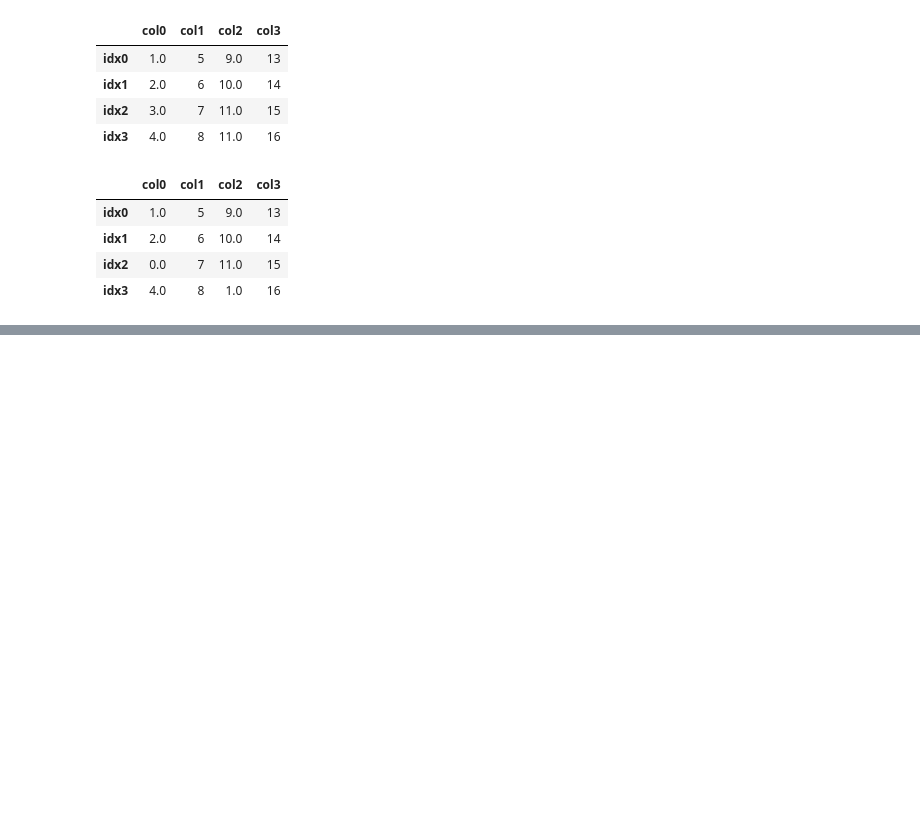
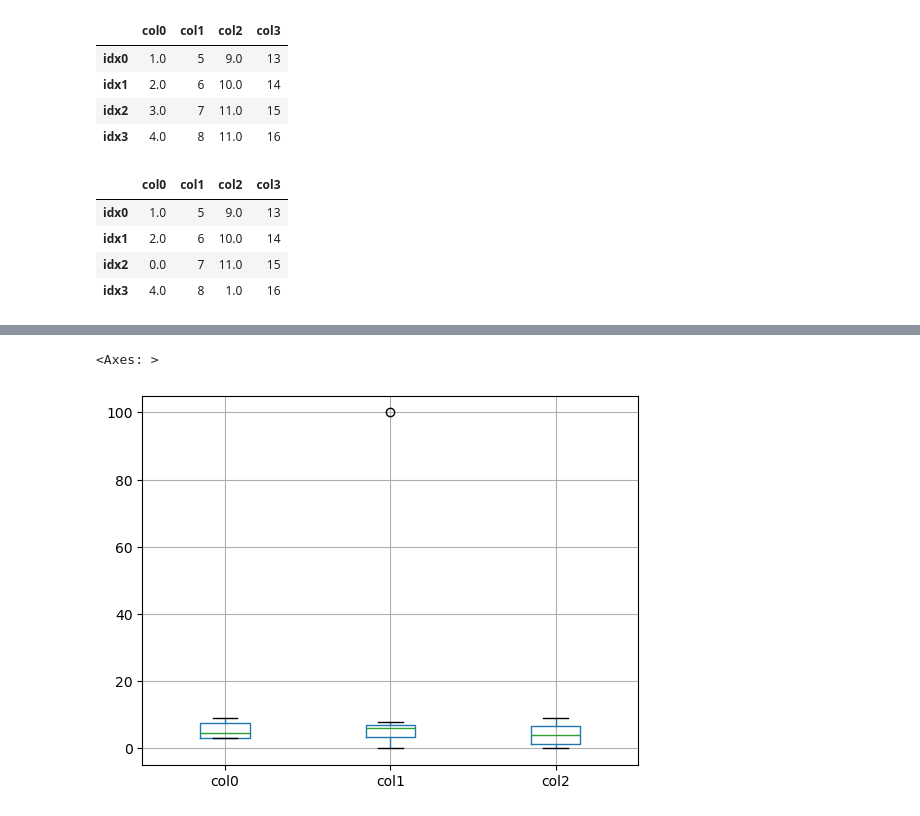
Before and after one commit to hc-sun/python-data-science, a Jupyter notebook: pandas.ipynb, the cells around one changed output, grey strips where cells are left out. Saved outputs shown, nothing was run; the diff lists cells and outputs as text; code cells hidden in the pictures; blank space fills up the shorter version.

```diff
--- a/pandas.ipynb
+++ b/pandas.ipynb
@@ -358,0 +388,5 @@ df.fillna({'col0': 0, 'col2': 1})
+# %%
+np.random.seed(0)
+df = pd.DataFrame(np.random.randint(0, 10, (10, 3)), columns=['col0', 'col1', 'col2'])
+df.iloc[7, 1] = 100
+df
@@ -358,0 +405,5 @@ df.fillna({'col0': 0, 'col2': 1})
+# %%
+df.boxplot()
+# %% [output]
+<Axes: >
+[figure, added]
```
Also changed, not shown: parts of 6 cells of this notebook.
